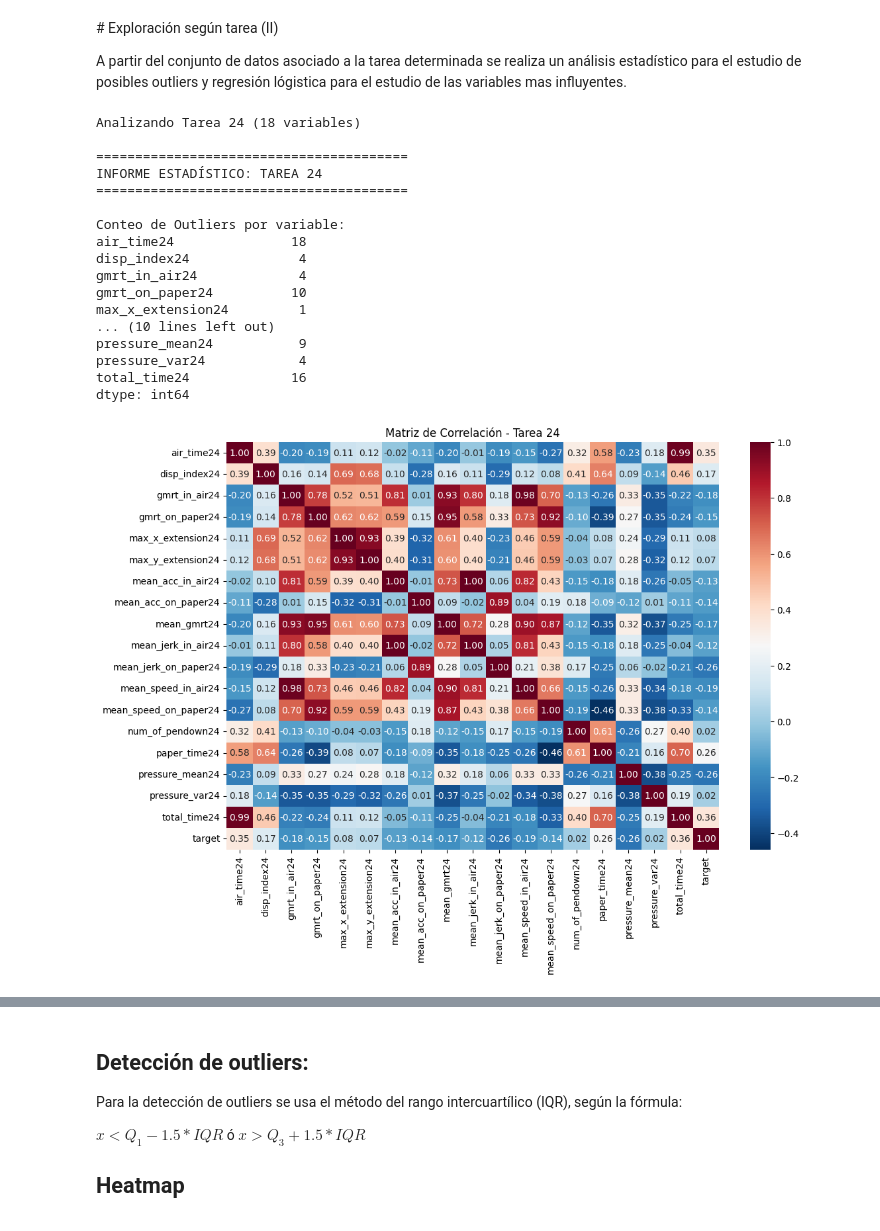
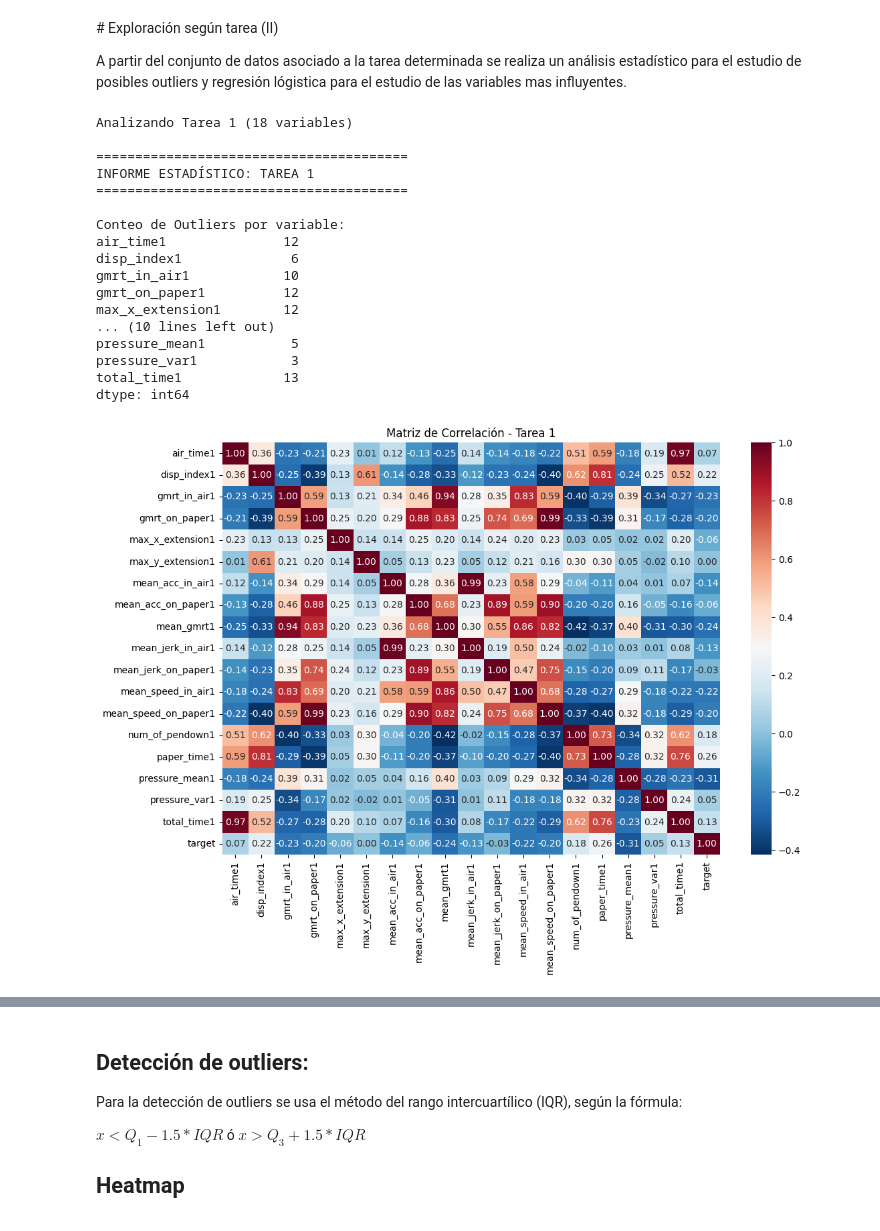
Before and after one commit to joserdeg/pruebas_tfm, a Jupyter notebook: darwin/darwin_exp1.ipynb, the cells around one changed output, grey strips where cells are left out. Cells and saved outputs as stored; diff of their text form; code cells hidden in the pictures.

```diff
--- a/darwin/darwin_exp1.ipynb
+++ b/darwin/darwin_exp1.ipynb
@@ -267,43 +266,43 @@ def analizar_tarea2(df, num_tarea): # función analizar_tarea
 
         print("\nVariables que más influyen en el diagnóstico (Regresión):")
         print(influencia) # se imprime el resultado
 
         # Gráfico de Influencia
         plt.figure(figsize=(10, 6)) # tamaño
 
         # Rojo para coeficientes +, azul -
         colores = ['tomato' if c > 0 else 'skyblue' for c in influencia['Coeficiente']]
 
         # Gráfico de barras horizontales con los coeficientes
         influencia['Coeficiente'].plot(kind='barh', color=colores)
         plt.axvline(0, color='black', linestyle='--', alpha=0.7) # línea vertical en 0
         plt.title(f'Peso de las variables en el diagnóstico (Tarea {num_tarea})')
         plt.xlabel('Importancia (Coeficiente Estandarizado)') # etiqueta eje X
         plt.show() # se muestra el gráfico
 
     except Exception as e: # se impirme el mensaje cuando la regresión falla
         print(f"\nNo se pudo completar la regresión: {e}")
         print("Estudiar si las variables están demasiado correlacionadas (multicolinealidad).")
 
 # Uso:
-analizar_tarea2(df, 24)
+analizar_tarea2(df, 1)
 # %% [output]
-Analizando Tarea 24 (18 variables)
+Analizando Tarea 1 (18 variables)
 
 ========================================
-INFORME ESTADÍSTICO: TAREA 24
+INFORME ESTADÍSTICO: TAREA 1
 ========================================
 
 Conteo de Outliers por variable:
-air_time24               18
-disp_index24              4
-gmrt_in_air24             4
-gmrt_on_paper24          10
-max_x_extension24         1
+air_time1               12
+disp_index1              6
+gmrt_in_air1            10
+gmrt_on_paper1          12
+max_x_extension1        12
 ... (10 lines left out)
-pressure_mean24           9
-pressure_var24            4
-total_time24             16
+pressure_mean1           5
+pressure_var1            3
+total_time1             13
 dtype: int64
-[figure, old version]
+[figure, new version]
 Variables que más influyen en el diagnóstico (Regresión):
```
Also changed, not shown: parts of 2 cells of this notebook, 3 other files.
